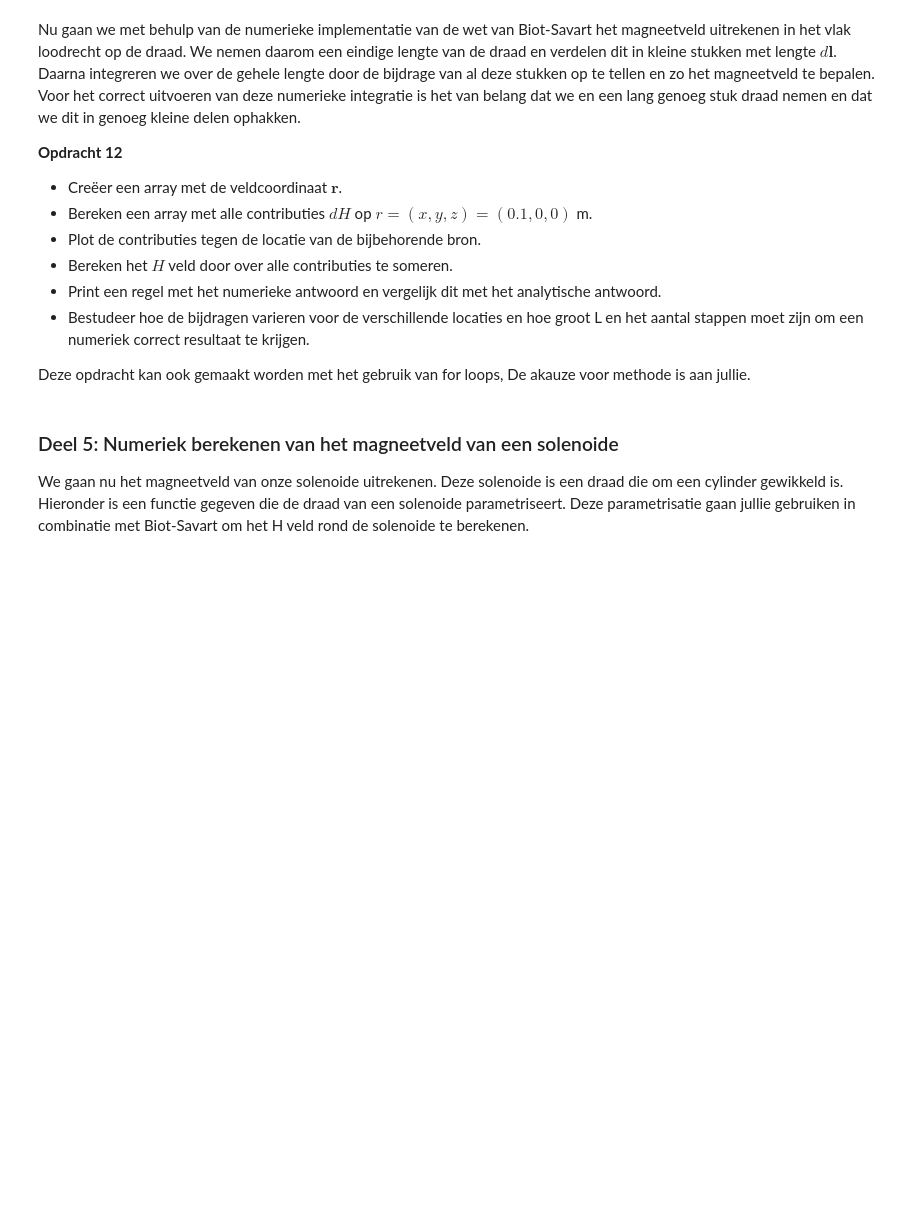
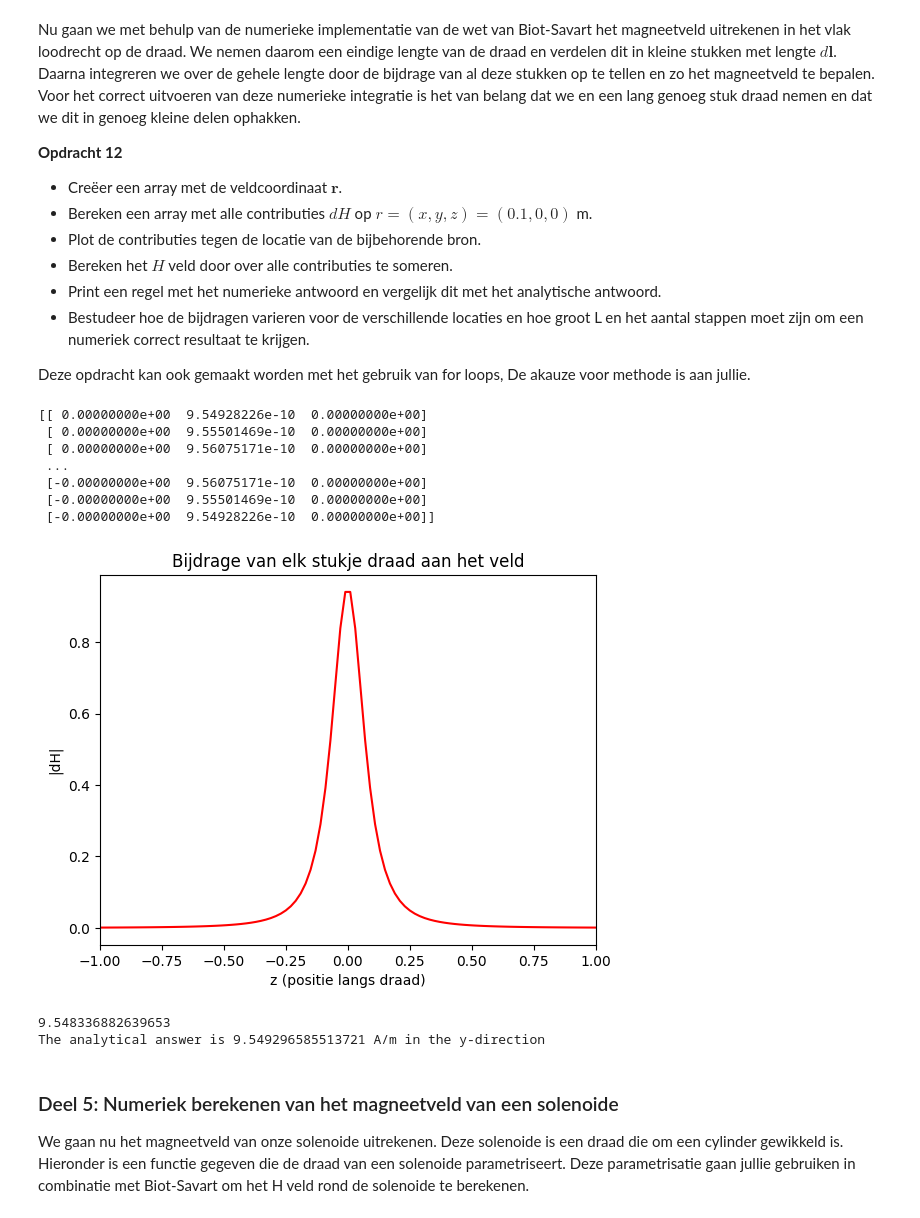
Before and after one commit to Alek-Janssen/opdrachten-DEF-D, a Jupyter notebook: 2KrachtactuatorOpdracht/KrachtactuatorOpdracht.ipynb, the cells around one changed output. Cells and saved outputs as stored; diff of their text form; code cells hidden in the pictures; blank space fills up the shorter version.

```diff
--- a/2KrachtactuatorOpdracht/KrachtactuatorOpdracht.ipynb
+++ b/2KrachtactuatorOpdracht/KrachtactuatorOpdracht.ipynb
@@ -267,19 +247,21 @@ De functie moet het magneetveld van een lijnelement $d\mathbf{l}$ berekenen. Geb
 
 Bereken met deze functie alle componenten van het magneetveld voor een veldpositie op $x=0.1$ m voor een stroombronelement in de oorsprong met een stroom van 6 A een lengte van $d\mathbf{l}$ gelijk aan $L/64$. Print het analytische en numerieke antwoord naar de command line en controleer dat het magneetveld gelijk is aan $\mathbf{H} =  0.00746 \hat{\mathbf{y}}$ A/m is.
 # %%
+L_draad = 0.1
 dl=np.array([0, 0, L_draad/64])
 r_field=np.array([0.1, 0, 0])
 r_source=np.array([0, 0, 0])
 I = 6
-L_draad = 0.1
+
 
 
 def field_current_element(r_field, r_source, dl):
-    # r_field are coordinates at which we want to calculate the field
-    # r_source are coordinates of the current source
-    # dl is the vector of the length of the current element
-    # Gebruik np.cross om het uitproduct te berekenen
+    r = r_field - r_source
+    r_norm = np.linalg.norm(r)
+
+    dH = I/(4*np.pi) * np.cross(dl, r) / (r_norm**3)
     return dH
+
 analytical_answer=(I/4/np.pi)*(L_draad/64)/np.sum((r_field-r_source)**2) # een veld elementje.
 print('The analytical answer is ' + str(analytical_answer) + ' A/m in the y-direction')
 
@@ -299,9 +282,47 @@ Nu gaan we met behulp van de numerieke implementatie van de wet van Biot-Savart
 
 Deze opdracht kan ook gemaakt worden met het gebruik van for loops, De akauze voor methode is aan jullie.
 # %%
-###
-###Jullie code hier###
-###
+N=10000
+
+r_field=np.array([0.1, 0, 0])
+r_source = np.zeros(shape=(N,3))
+d_H = np.zeros(shape=(N,3))
+L_draad = np.linspace(-100,100,N)
+
+H = 0
+
+dl = np.array([0,0,200/N])
+
+for i in range(N):
+    r_source_t = np.array([0,0,L_draad[i]])
+    r_source[i] = r_source_t
+    d_H[i] = (field_current_element(r_field, r_source[i], dl))
+
+print(d_H)
+
+plt.plot(L_draad, np.linalg.norm(d_H, axis=1), 'r-')
+plt.xlabel('z (positie langs draad)')
+plt.ylabel('|dH|')
+plt.title('Bijdrage van elk stukje draad aan het veld')
+plt.xlim(-1,1)
+plt.show()
+
+H = np.sum(d_H)
+
+print(H)
+analytical_answer= I/(2*np.pi*0.1)
+print('The analytical answer is ' + str(analytical_answer) + ' A/m in the y-direction')
+# %% [output]
+[[ 0.00000000e+00  9.54928226e-10  0.00000000e+00]
+ [ 0.00000000e+00  9.55501469e-10  0.00000000e+00]
+ [ 0.00000000e+00  9.56075171e-10  0.00000000e+00]
+ ...
+ [-0.00000000e+00  9.56075171e-10  0.00000000e+00]
+ [-0.00000000e+00  9.55501469e-10  0.00000000e+00]
+ [-0.00000000e+00  9.54928226e-10  0.00000000e+00]]
+[figure, added]
+9.548336882639653
+The analytical answer is 9.549296585513721 A/m in the y-direction
 # %% [markdown]
 ### Deel 5: Numeriek berekenen van het magneetveld van een solenoide
 
```
Also changed, not shown: parts of 6 cells of this notebook.
